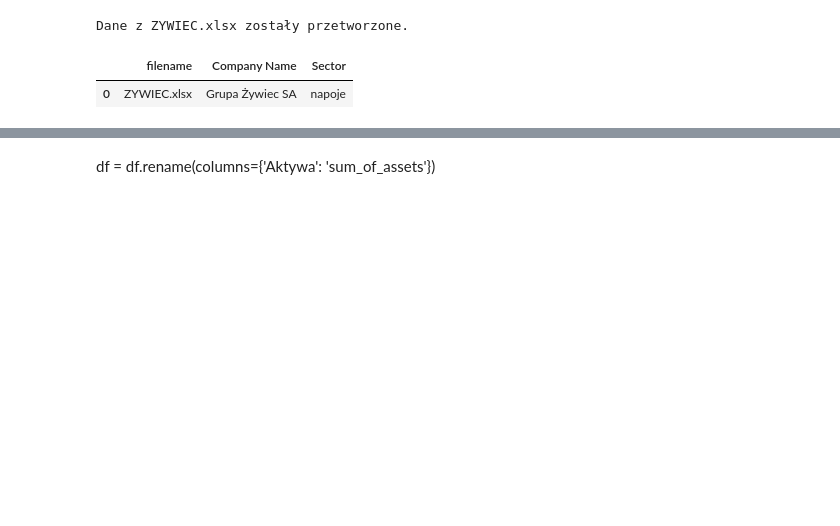
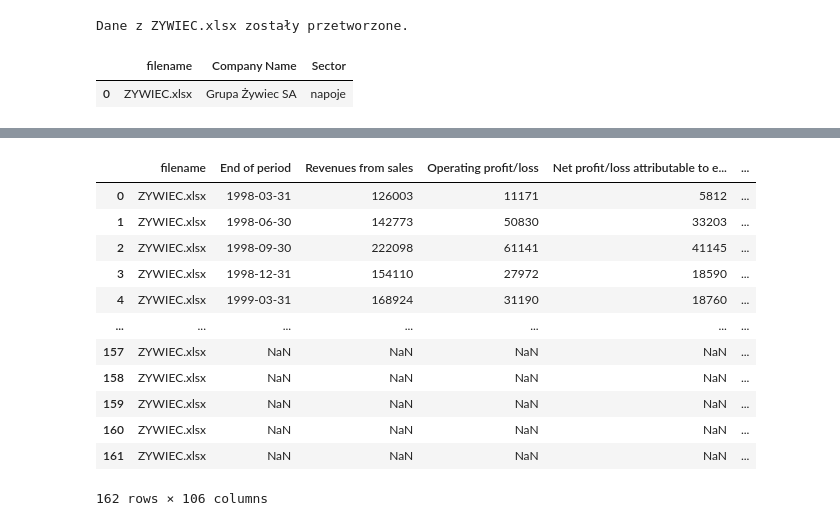
Before and after one commit to k-sobczyk/ensemble-nn-stock-forecast, a Jupyter notebook: df_creation.ipynb, the cells around one changed output, grey strips where cells are left out. Cells and saved outputs as stored; diff of their text form; code cells hidden in the pictures; blank space fills up the shorter version.

```diff
--- a/df_creation.ipynb
+++ b/df_creation.ipynb
@@ -279,5 +386,3 @@ df_results.columns.tolist()
  'Financial liabilities (total)']
 # %%
 df_results = df_results.drop(columns='Start of period')
-# %% [markdown]
-df = df.rename(columns={'Aktywa': 'sum_of_assets'})
@@ -293,2 +389,16 @@ df = df.rename(columns={'Aktywa': 'sum_of_assets'})
 # %%
-final_df = pd.DataFrame()
+df_results
+# %% [output]
+|  | filename | End of period | Revenues from sales | Operating profit/loss | Net profit/loss attributable to e... | ... |
+| 0 | ZYWIEC.xlsx | 1998-03-31 | 126003 | 11171 | 5812 | ... |
+| 1 | ZYWIEC.xlsx | 1998-06-30 | 142773 | 50830 | 33203 | ... |
+| 2 | ZYWIEC.xlsx | 1998-09-30 | 222098 | 61141 | 41145 | ... |
+| 3 | ZYWIEC.xlsx | 1998-12-31 | 154110 | 27972 | 18590 | ... |
+| 4 | ZYWIEC.xlsx | 1999-03-31 | 168924 | 31190 | 18760 | ... |
+| ... | ... | ... | ... | ... | ... | ... |
+| 157 | ZYWIEC.xlsx | NaN | NaN | NaN | NaN | ... |
+| 158 | ZYWIEC.xlsx | NaN | NaN | NaN | NaN | ... |
+| 159 | ZYWIEC.xlsx | NaN | NaN | NaN | NaN | ... |
+| 160 | ZYWIEC.xlsx | NaN | NaN | NaN | NaN | ... |
+| 161 | ZYWIEC.xlsx | NaN | NaN | NaN | NaN | ... |
+162 rows × 106 columns
```
Also changed, not shown: parts of 22 cells of this notebook.
